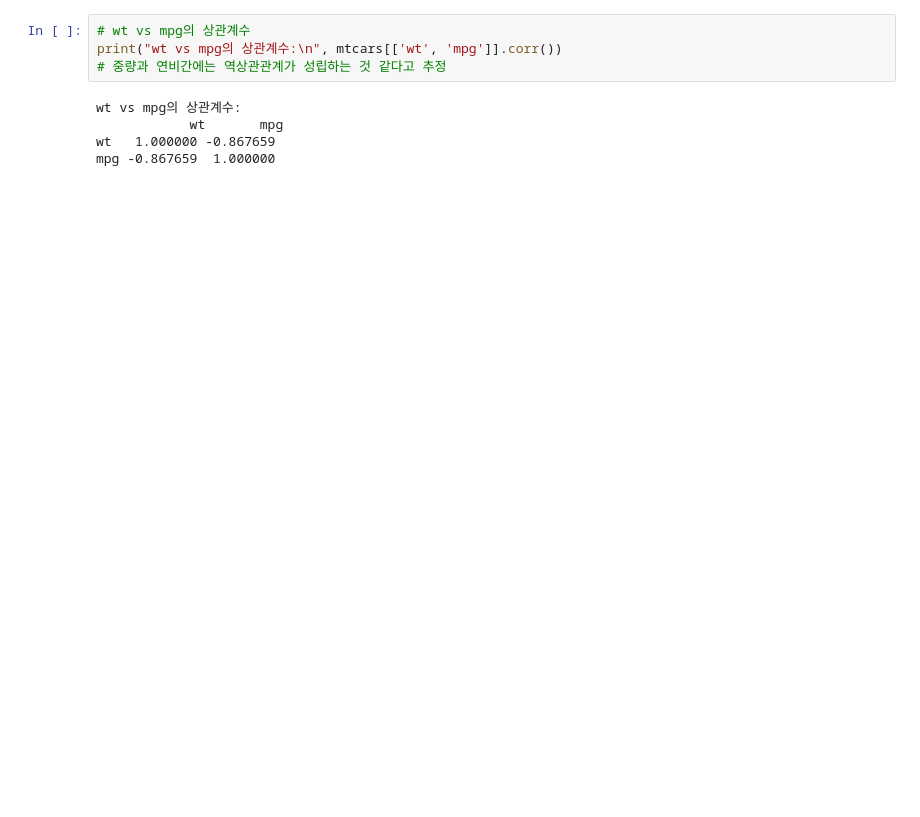
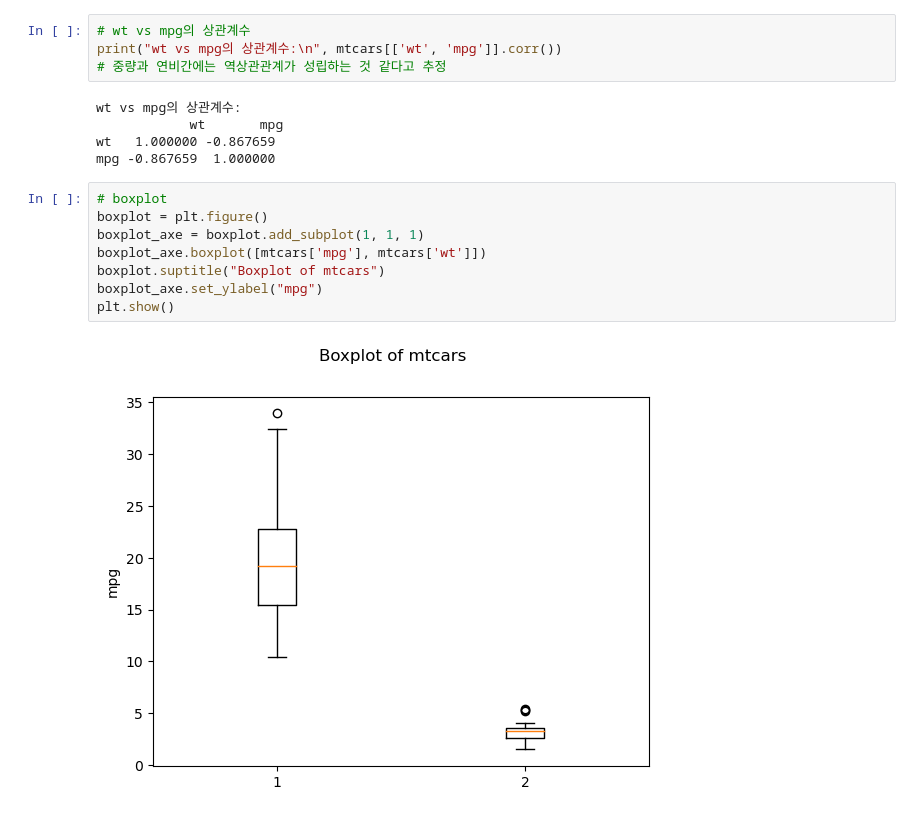
Before and after one commit to Blt24Q1/datascience_notebook, a Jupyter notebook: 03.Data Visualization with Pandas.ipynb, the cells around one changed output. Cells and saved outputs as stored; diff of their text form; blank space fills up the shorter version.

```diff
--- a/03.Data Visualization with Pandas.ipynb
+++ b/03.Data Visualization with Pandas.ipynb
@@ -262,3 +262,13 @@ wt vs mpg의 상관계수:
             wt       mpg
 wt   1.000000 -0.867659
 mpg -0.867659  1.000000
+# %%
+# boxplot
+boxplot = plt.figure()
+boxplot_axe = boxplot.add_subplot(1, 1, 1)
+boxplot_axe.boxplot([mtcars['mpg'], mtcars['wt']])
+boxplot.suptitle("Boxplot of mtcars")
+boxplot_axe.set_ylabel("mpg")
+plt.show()
+# %% [output]
+[figure, added]
```
Also changed, not shown: parts of 5 cells of this notebook.
